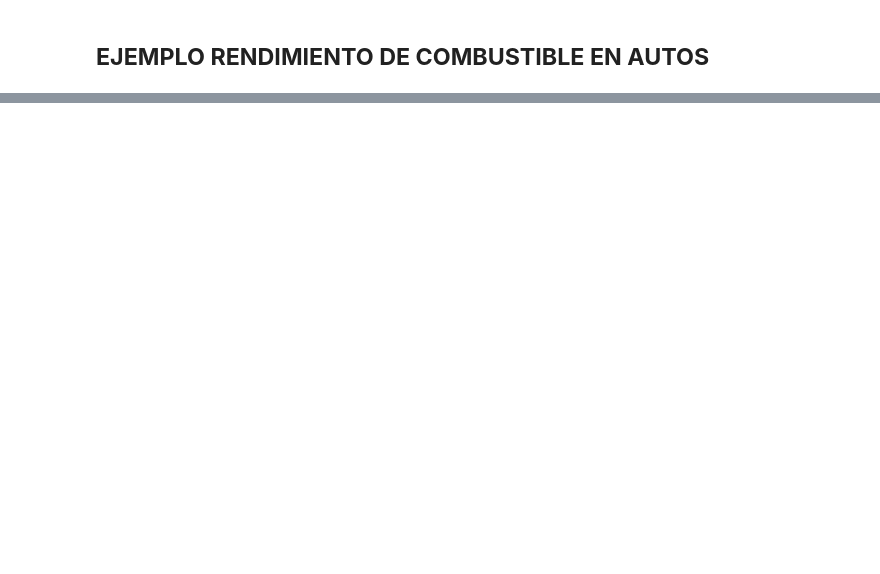
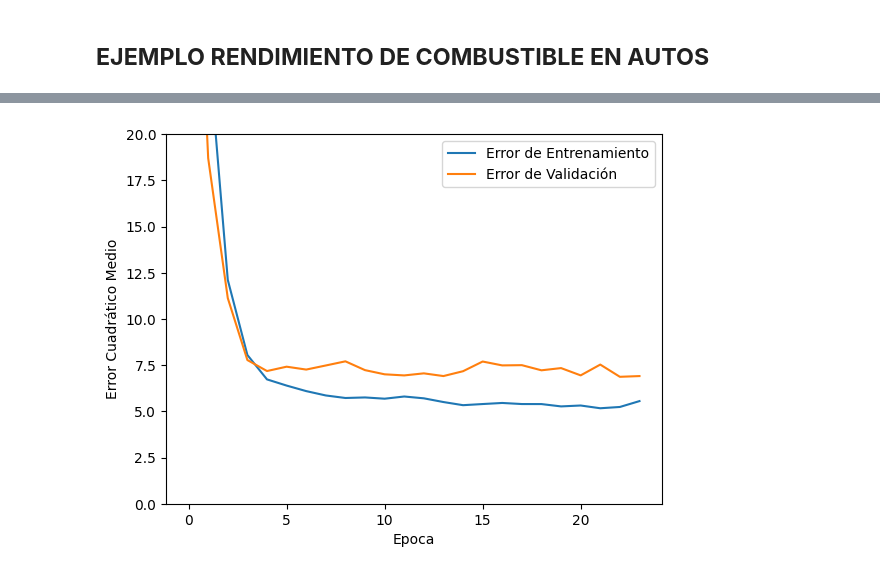
Before and after one commit to fvelez78/DeepLearn, a Jupyter notebook: Auto_MPG.ipynb, the cells around one changed output, grey strips where cells are left out. Cells and saved outputs as stored; diff of their text form; code cells hidden in the pictures; blank space fills up the shorter version.

```diff
--- a/Auto_MPG.ipynb
+++ b/Auto_MPG.ipynb
@@ -53,0 +223,8 @@ dtype: int64
+# %%
+early_stop=tf.keras.callbacks.EarlyStopping(monitor='val_loss',patience=10)
+
+Hst=Modelo01.fit(train_datasetS,train_lb,epochs=epocas,validation_split=0.2,verbose=0,callbacks=[early_stop])
+
+plot_history(Hst)
+# %% [output]
+[figure, added]
```
Also changed, not shown: parts of 20 cells of this notebook.
